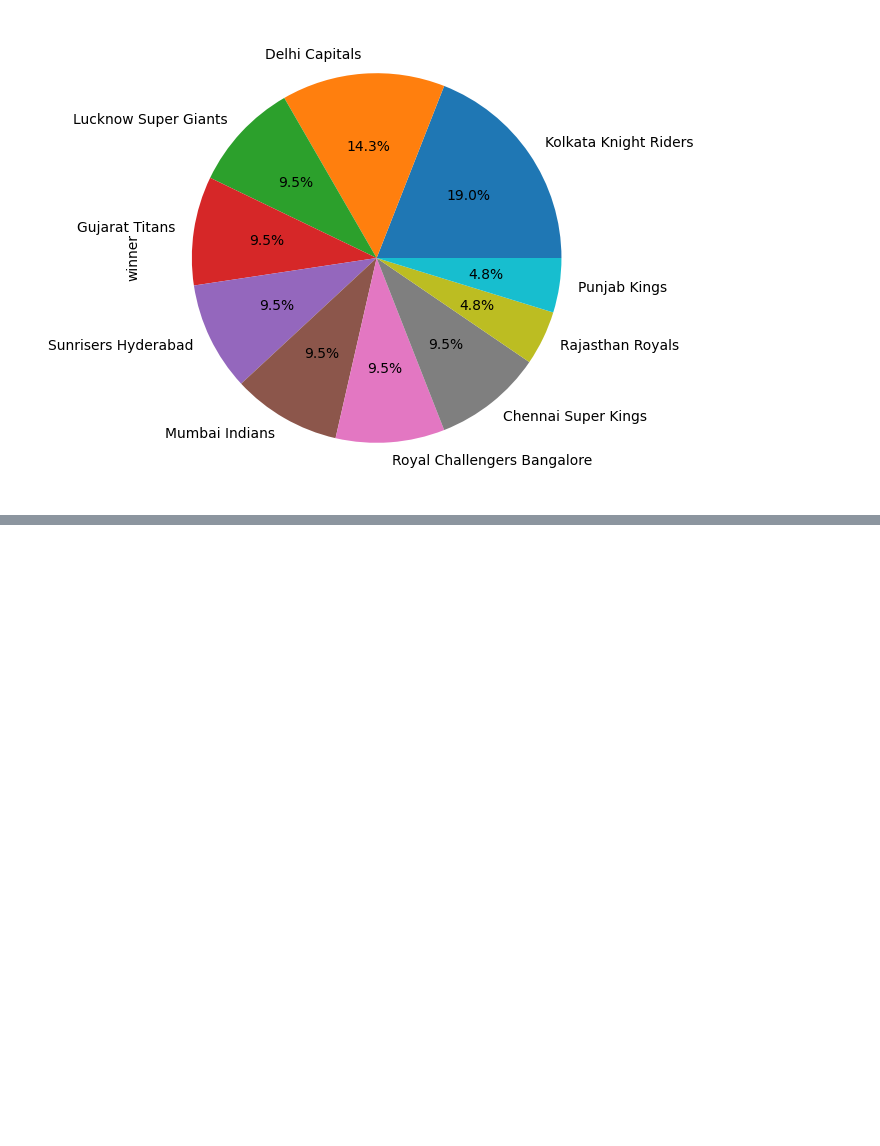
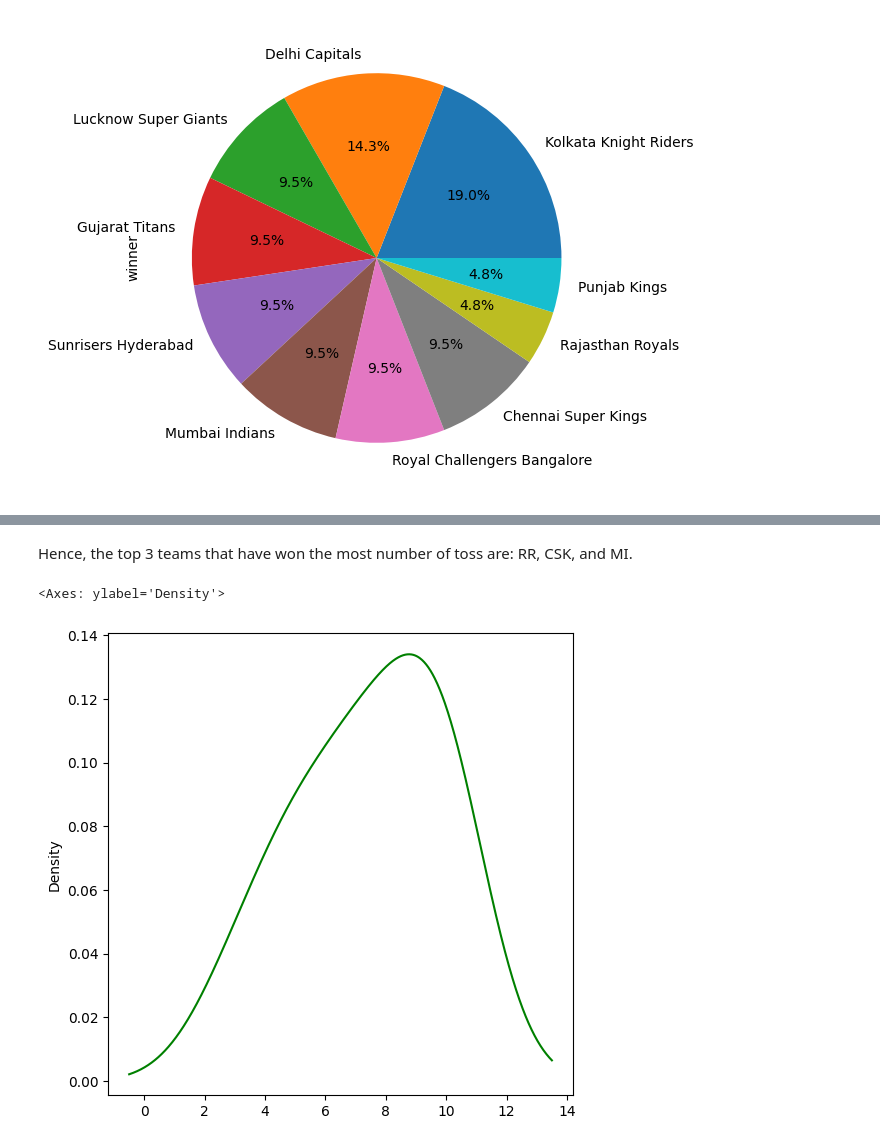
Before and after one commit to Rounak396/ipl_score_prediction_and_analysis, a Jupyter notebook: 2. 2023 IPL Data Analysis/1.ipl_2023_ball_by_ball_analysis.ipynb, the cells around one changed output, grey strips where cells are left out. Cells and saved outputs as stored; diff of their text form; code cells hidden in the pictures; blank space fills up the shorter version.

```diff
--- a/2. 2023 IPL Data Analysis/1.ipl_2023_ball_by_ball_analysis.ipynb
+++ b/2. 2023 IPL Data Analysis/1.ipl_2023_ball_by_ball_analysis.ipynb
@@ -366,0 +383,7 @@ data2[data2["toss_decision"]=="bat"]["winner"].value_counts().plot(kind='pie', f
+# %% [markdown]
+Hence, the top 3 teams that have won the most number of toss are: RR, CSK, and MI.
+# %%
+data2["toss_winner"].value_counts().plot(kind='kde', figsize=(6,6), color='green')
+# %% [output]
+<Axes: ylabel='Density'>
+[figure, added]
```
Also changed, not shown: parts of 8 cells of this notebook.
